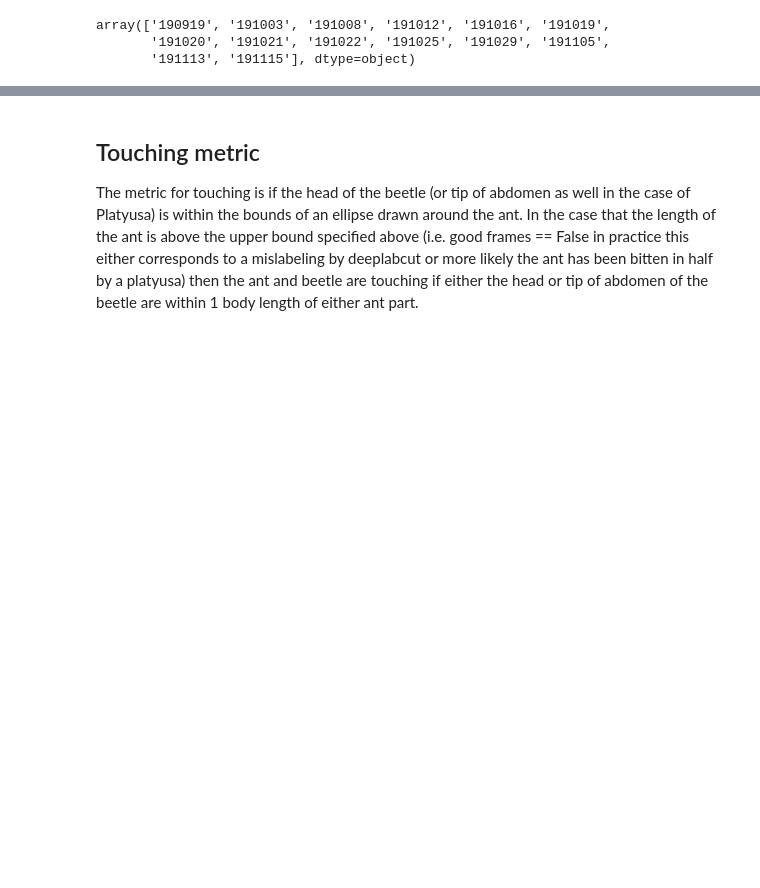
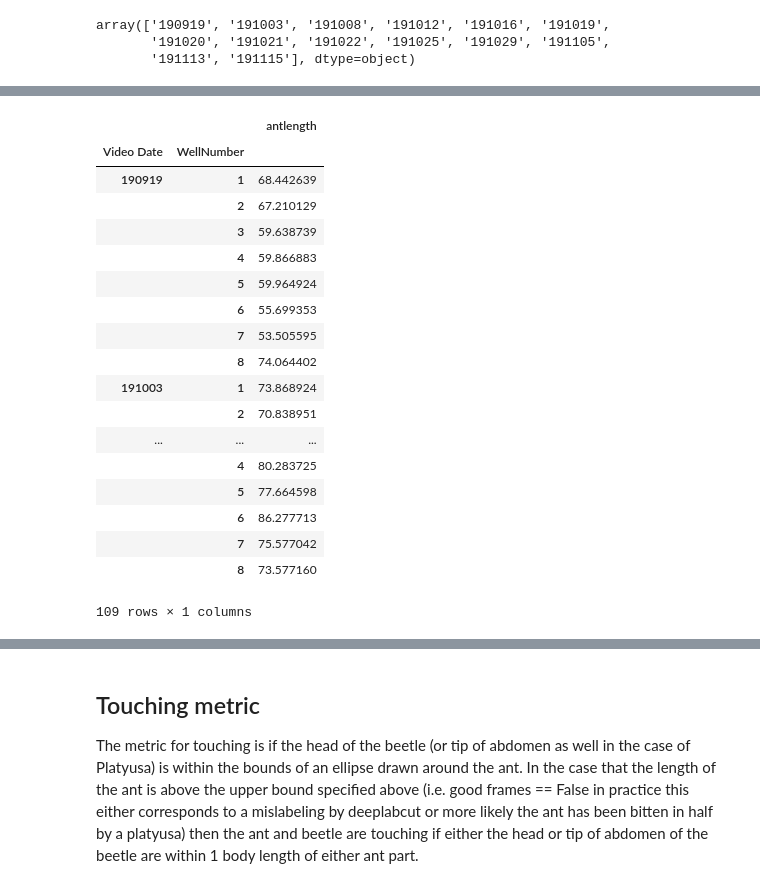
Before and after one commit to Tomnaragon/DCHC_transfer_Experiment, a Jupyter notebook: Deeplabcut_data/Movement_processing.ipynb, the cells around one changed output, grey strips where cells are left out. Saved outputs shown, nothing was run; the diff lists cells and outputs as text; code cells hidden in the pictures; blank space fills up the shorter version.

```diff
--- a/Deeplabcut_data/Movement_processing.ipynb
+++ b/Deeplabcut_data/Movement_processing.ipynb
@@ -273,6 +268,28 @@ df['good frames'] = df['antlength'] < df['length upper']
 #Compute the average ant length from the good frames in each
 #well from each date
 avgLen = df[['antlength','Video Date','WellNumber']].loc[df['good frames']].groupby(['Video Date','WellNumber']).mean()
+# %%
+avgLen
+# %% [output]
+|  |  | antlength |
+| Video Date | WellNumber |  |
+| 190919 | 1 | 68.442639 |
+|  | 2 | 67.210129 |
+|  | 3 | 59.638739 |
+|  | 4 | 59.866883 |
+|  | 5 | 59.964924 |
+|  | 6 | 55.699353 |
+|  | 7 | 53.505595 |
+|  | 8 | 74.064402 |
+| 191003 | 1 | 73.868924 |
+|  | 2 | 70.838951 |
+| ... | ... | ... |
+|  | 4 | 80.283725 |
+|  | 5 | 77.664598 |
+|  | 6 | 86.277713 |
+|  | 7 | 75.577042 |
+|  | 8 | 73.577160 |
+109 rows × 1 columns
 # %%
 #Merge the average ant length from each well back into the main dataframe
 df = df.merge(avgLen.reset_index().rename(columns={'antlength':'avglen'}))
```
Also changed, not shown: parts of 25 cells of this notebook.
